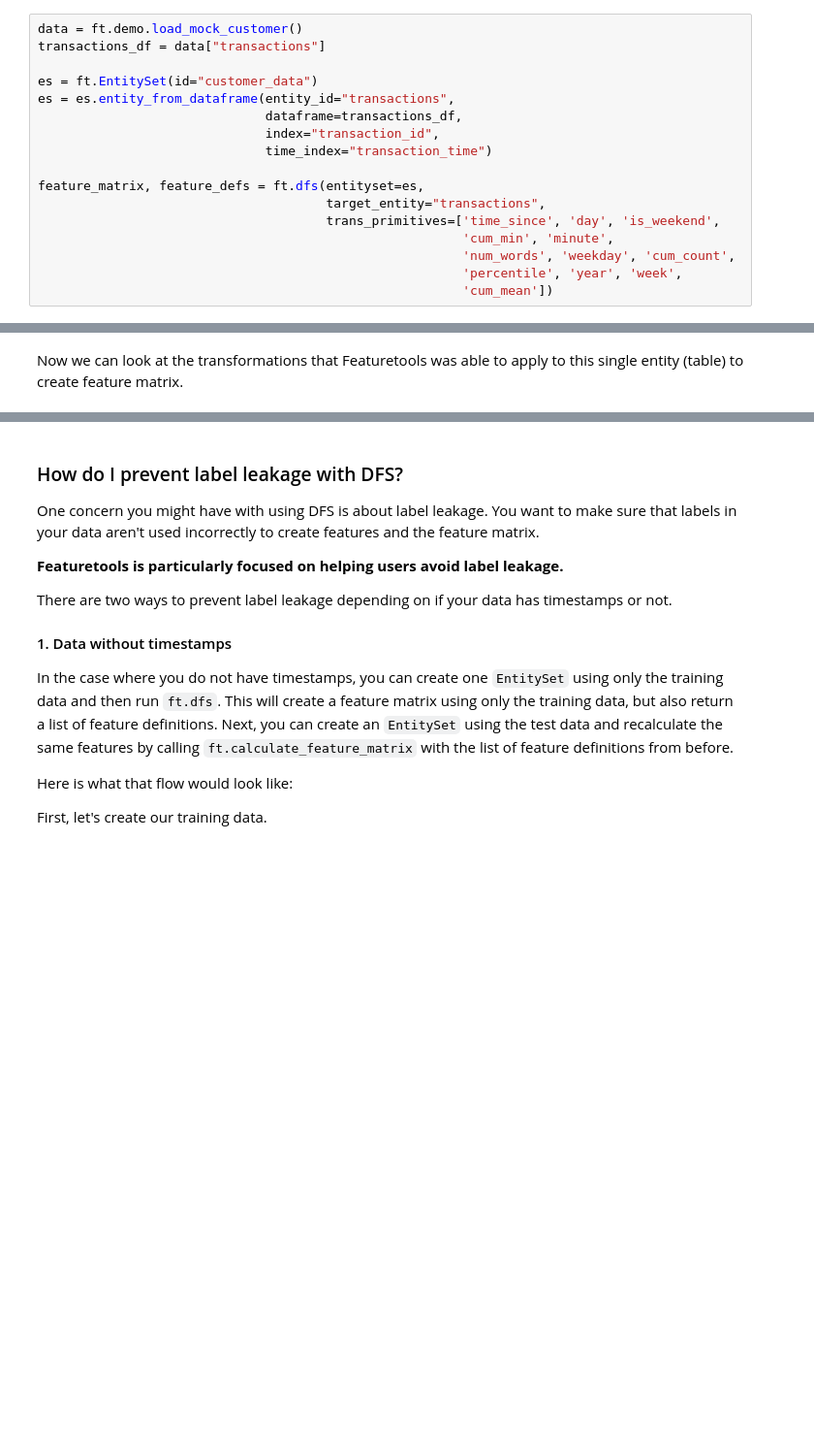
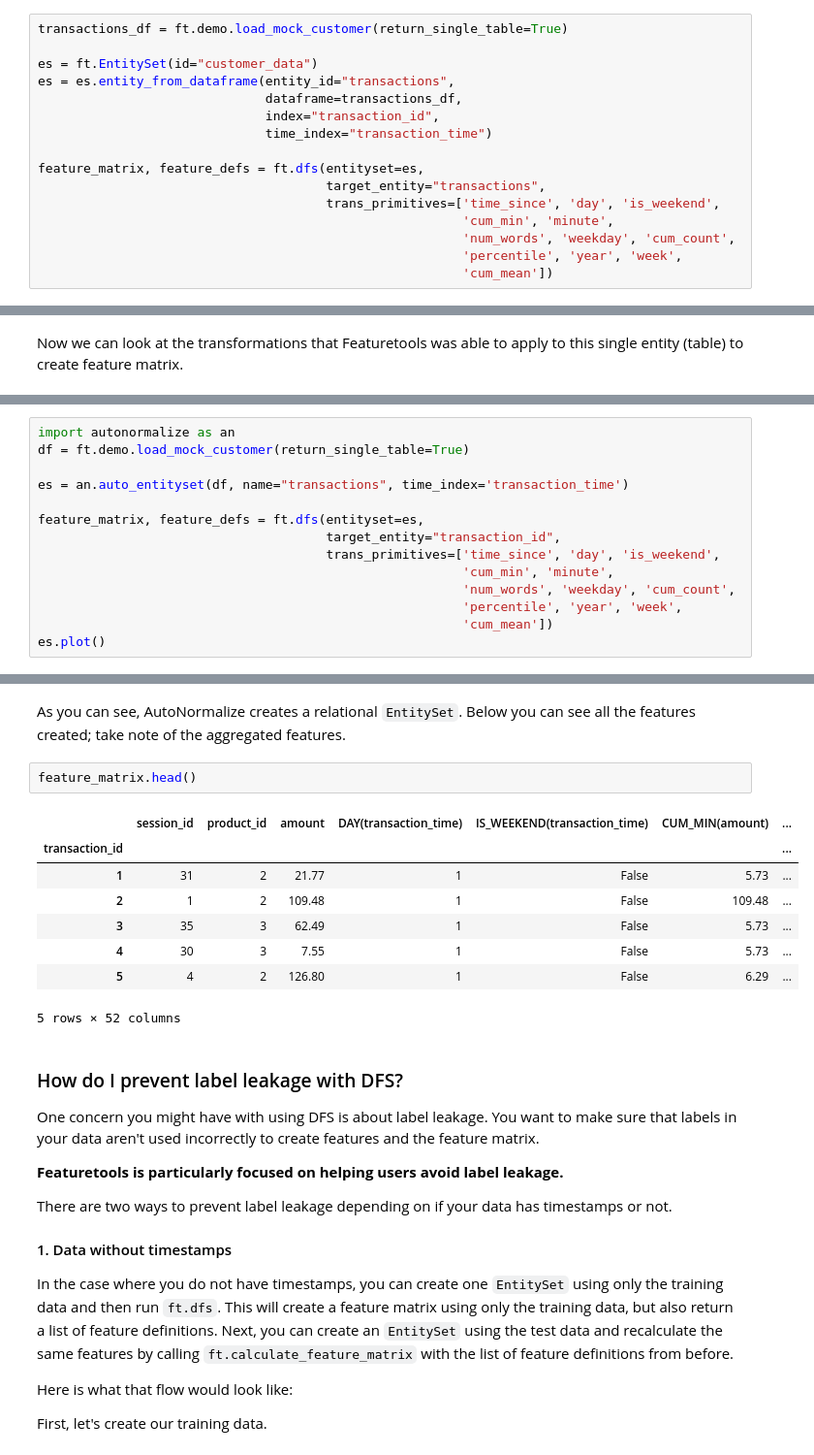
Before and after one commit to alteryx/featuretools, a Jupyter notebook: docs/source/frequently_asked_questions.ipynb, the cells around one changed output, grey strips where cells are left out. Shown at 97% size. Cells and saved outputs as stored; diff of their text form; blank space fills up the shorter version.

```diff
--- a/docs/source/frequently_asked_questions.ipynb
+++ b/docs/source/frequently_asked_questions.ipynb
@@ -321,8 +321,7 @@ You can run DFS on a single table. Featuretools will be able to generate feature
 
 For example:
 # %%
-data = ft.demo.load_mock_customer()
-transactions_df = data["transactions"]
+transactions_df = ft.demo.load_mock_customer(return_single_table=True)
 
 es = ft.EntitySet(id="customer_data")
 es = es.entity_from_dataframe(entity_id="transactions",
@@ -354,0 +373,14 @@ feature_matrix.head()
+# %%
+import autonormalize as an
+df = ft.demo.load_mock_customer(return_single_table=True)
+
+es = an.auto_entityset(df, name="transactions", time_index='transaction_time')
+
+feature_matrix, feature_defs = ft.dfs(entityset=es,
+                                      target_entity="transaction_id",
+                                      trans_primitives=['time_since', 'day', 'is_weekend',
+                                                        'cum_min', 'minute',
+                                                        'num_words', 'weekday', 'cum_count',
+                                                        'percentile', 'year', 'week',
+                                                        'cum_mean'])
+es.plot()
@@ -355,3 +389,16 @@ feature_matrix.head()
+# %% [markdown]
+As you can see, AutoNormalize creates a relational `EntitySet`. Below you can see all the features created; take note of the aggregated features.
+# %%
+feature_matrix.head()
+# %% [output]
+|  | session_id | product_id | amount | DAY(transaction_time) | IS_WEEKEND(transaction_time) | CUM_MIN(amount) | ... |
+| transaction_id |  |  |  |  |  |  | ... |
+| 1 | 31 | 2 | 21.77 | 1 | False | 5.73 | ... |
+| 2 | 1 | 2 | 109.48 | 1 | False | 109.48 | ... |
+| 3 | 35 | 3 | 62.49 | 1 | False | 5.73 | ... |
+| 4 | 30 | 3 | 7.55 | 1 | False | 5.73 | ... |
+| 5 | 4 | 2 | 126.80 | 1 | False | 6.29 | ... |
+5 rows × 52 columns
 # %% [markdown]
 ### How do I prevent label leakage with DFS?
 
```
Also changed, not shown: parts of 4 cells of this notebook, 2 other files.
